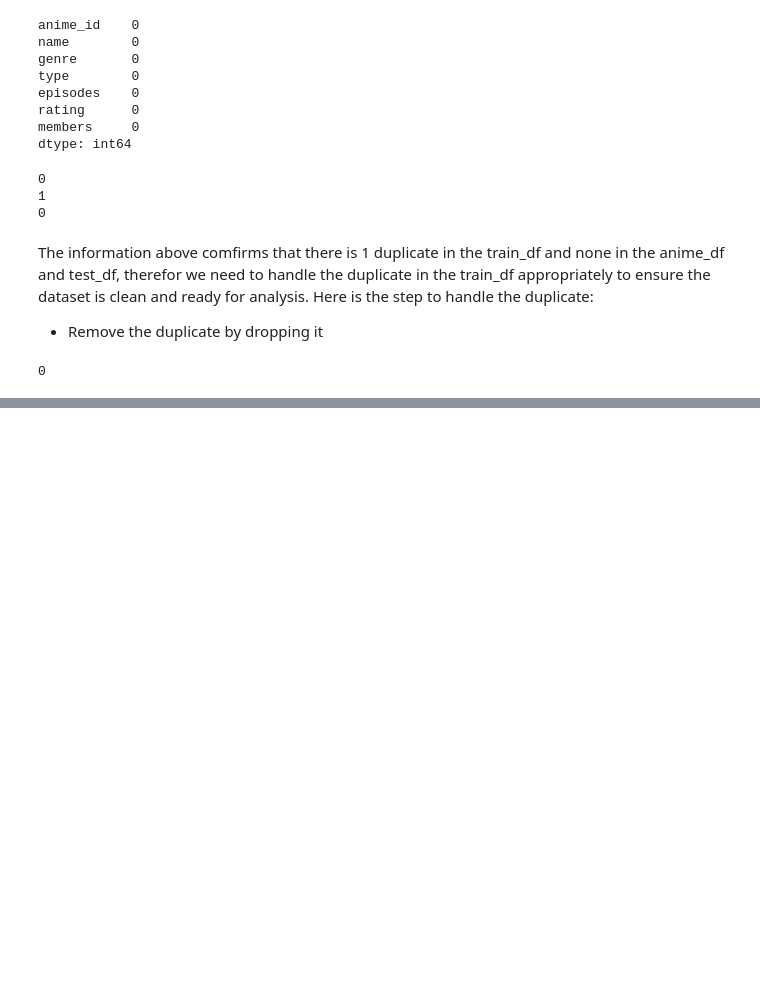
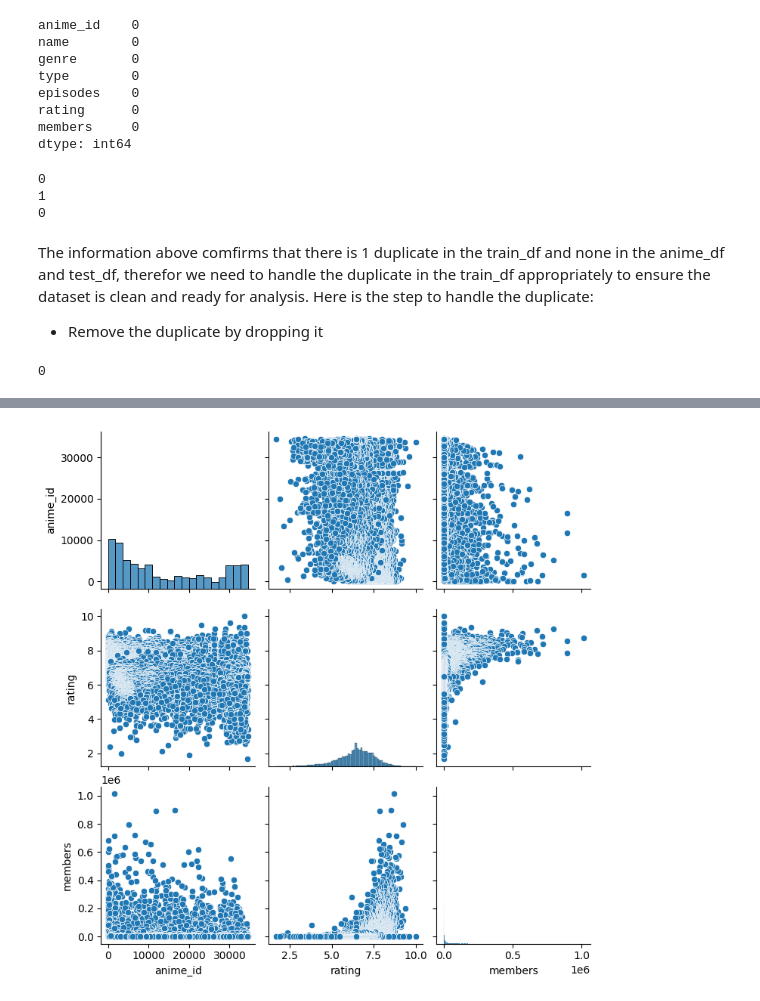
Before and after one commit to keneilweRangw/MM1_2401FTDS_Unsupervised_Learning_Project, a Jupyter notebook: Final_Project.ipynb, the cells around one changed output, grey strips where cells are left out. Saved outputs shown, nothing was run; the diff lists cells and outputs as text; code cells hidden in the pictures; blank space fills up the shorter version.

```diff
--- a/Final_Project.ipynb
+++ b/Final_Project.ipynb
@@ -234,0 +237,6 @@ anime_df.head()
+# %%
+# Remove white spaces from 'name' and 'genre' columns
+anime_df['name'] = anime_df['name'].str.replace(' ', '')
+anime_df['genre'] = anime_df['genre'].str.replace(' ', '')
+
+print(anime_df)
@@ -234,0 +300,12 @@ anime_df.head()
+# %%
+import matplotlib.pyplot as plt
+import seaborn as sns
+from sklearn.decomposition import PCA
+from sklearn.preprocessing import StandardScaler
+
+
+# Visualization
+sns.pairplot(anime_df)
+plt.show()
+# %% [output]
+[figure, added]
```
Also changed, not shown: parts of 49 cells of this notebook, 2 other files.
